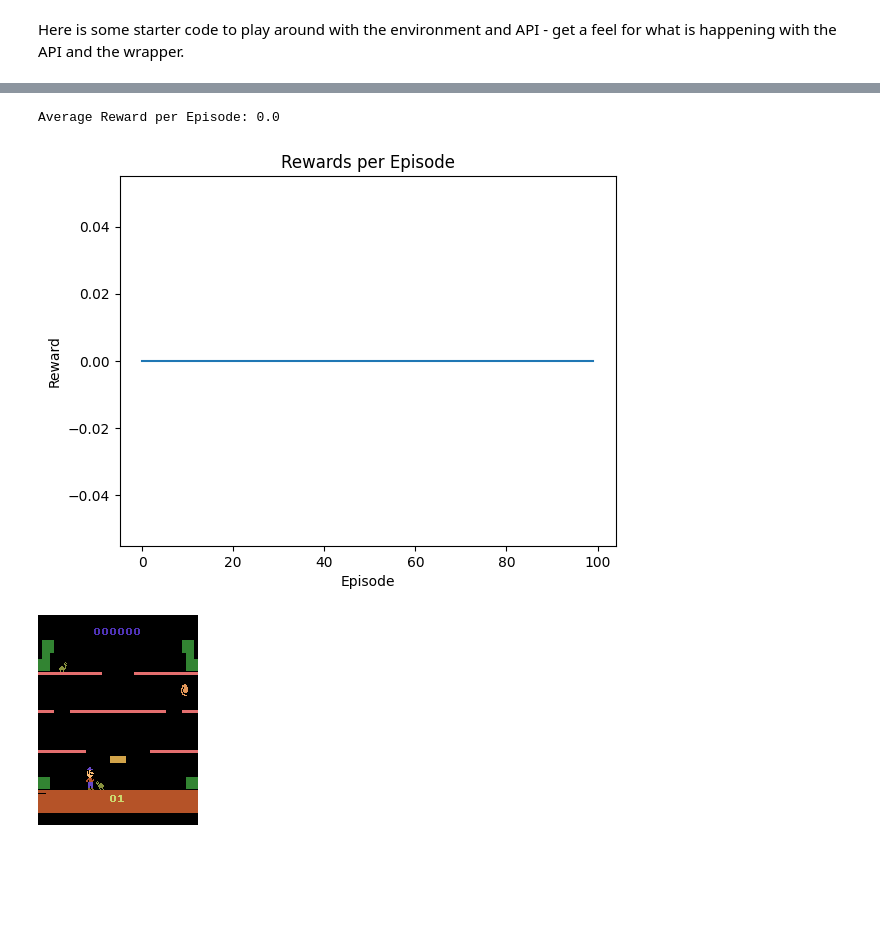
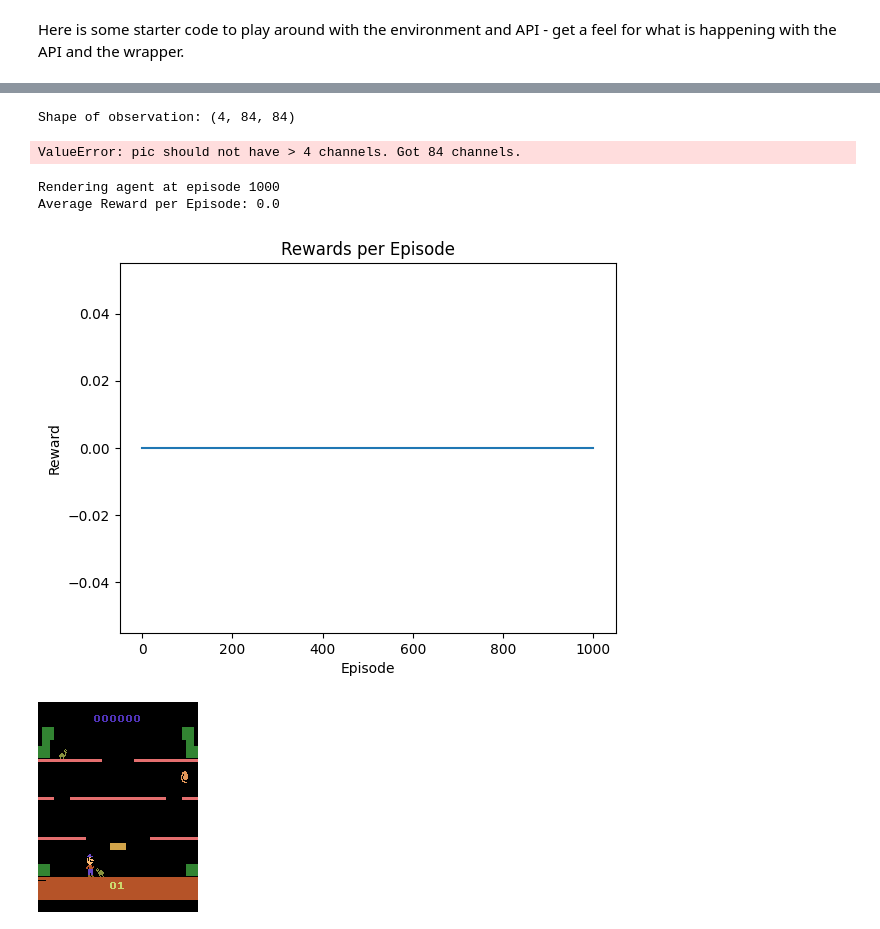
Before and after one commit to zavierand/deep-q-learning-mario, a Jupyter notebook: dqn-mario.ipynb, the cells around one changed output, grey strips where cells are left out. Cells and saved outputs as stored; diff of their text form; code cells hidden in the pictures; blank space fills up the shorter version.

Commit message:
modified preprocessing with grayscale and framestacking to hopefully better capture dynamic movements. modified training algorithm to ensure preprocessing done in training scipt is accounted for.

```diff
--- a/dqn-mario.ipynb
+++ b/dqn-mario.ipynb
@@ -99,3 +102,16 @@ env = gym.make(
     render_mode = 'rgb_array',
     frameskip = 5
 )
+
+# add framestacking, grayscale and resize for better temporal inferencing
+    # indicated by previous model performance
+env = GrayscaleObservation(env)
+env = ResizeObservation(env, (84, 84))
+env = FrameStackObservation(env, stack_size=4)
+
+# reset environment
+obs, info = env.reset()
+
+#img = plt.imshow(env.render()) # only call this once
+#obs = obs.transpose(0, 3, 1, 2).reshape(210, 160, 12)
+print(f'Shape of observation: {obs.shape}')
@@ -102,26 +120,8 @@ env = gym.make(
 # %%
-# instantiate the model
-obs, info = env.reset()
-in_channels = env.render().shape[2]
-
-wandb.login()
-
-# init wandb logging
-wandb.init(
-    entity="zavierand-new-york-university",
-    project='dqn-mario',
-    config={
-        'learning_rate': 1e-2,
-        'architecture': 'DQN',
-        'epochs': 5000,
-    },
-)
-
-epochs = 5000
+# set in-channels for cnn
+in_channels = obs.shape[0]
+print(f'In Channels for obs: {in_channels}')
 
 # instantiate the model
-dqn = DQN(env, in_channels, env.action_space.n)
-
-# train the model
-# dqn._train(env, num_epochs = epochs)
+dqn = DQN(env, in_channels, in_channels)
 # %% [output]
@@ -142,0 +129,5 @@ Run data is saved locally in /Users/user/Desktop/Projects/dqn-mario/wandb/run-20
+# %%
+dqn.checkConvInputSize(obs)
+# %% [output]
+Shape of observation: (4, 84, 84)
+ValueError: pic should not have > 4 channels. Got 84 channels.
@@ -143,21 +147,22 @@ Run data is saved locally in /Users/user/Desktop/Projects/dqn-mario/wandb/run-20
 # %%
 # load the trained model
-checkpoint = torch.load('./trained_models/dqn_checkpoint_epoch_1000.pt')
+checkpoint = torch.load('./checkpoints/dqn_checkpoint_epoch_4500.pt', map_location=torch.device('cpu'))
 dqn.model.load_state_dict(checkpoint['model_state_dict'])
 
 # Evaluate the model's performance and capture frames
-num_episodes = 100
+num_episodes = 1000
 avg_reward, rewards, frames = dqn._eval(env, num_episodes, render=True)
 
 # plot rewards per episode
 plt.plot(rewards)
 plt.title("Rewards per Episode")
 plt.xlabel("Episode")
 plt.ylabel("Reward")
 plt.show()
 # %% [output]
+Rendering agent at episode 1000
 Average Reward per Episode: 0.0
-[figure, old version]
+[figure, new version]
 # %%
 # animate model's performance for episodes that are a multiple of 1000
 for frame in frames:
```
Also changed, not shown: parts of 8 cells of this notebook, 4 other files.
